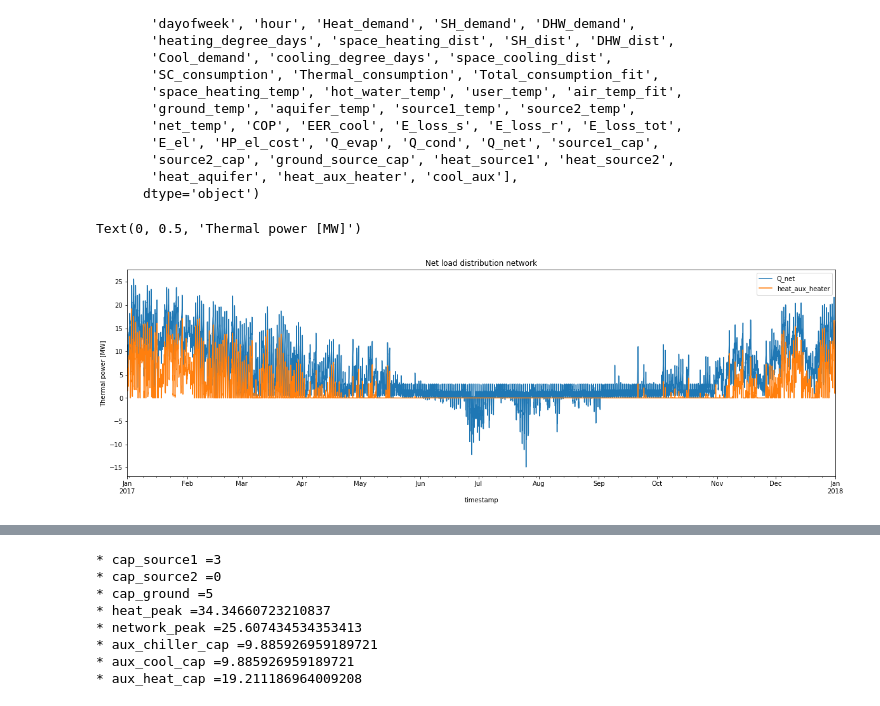
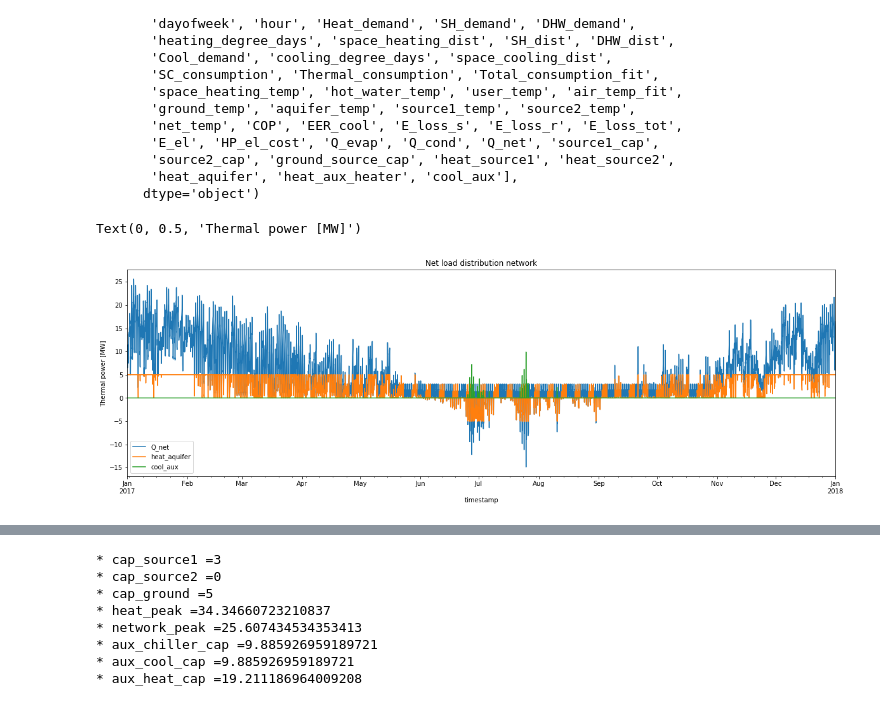
Before and after one commit to fernandobperezm/data-and-results-visualization, a Jupyter notebook: Data Processing.ipynb, the cells around one changed output, grey strips where cells are left out. Saved outputs shown, nothing was run; the diff lists cells and outputs as text; code cells hidden in the pictures.

```diff
--- a/Data Processing.ipynb
+++ b/Data Processing.ipynb
@@ -931,11 +933,11 @@ Index(['hourofyear', 'air_temp', 'city_key', 'climate', 'DHW_cons', 'SH_cons',
 # %%
 ax=dataset.Q_net.plot(figsize=(20,6), title=('Net load distribution network'), legend=True)
 #dataset.heat_source1.plot(figsize=(20,6), legend=True)
 #dataset.heat_source2.plot(figsize=(20,6), legend=True)
-#dataset.heat_aquifer.plot(figsize=(20,6), legend=True)
-dataset.heat_aux_heater.plot(figsize=(20,6), legend=True)
-#dataset.cool_aux.plot(figsize=(20,6), legend=True)
+dataset.heat_aquifer.plot(figsize=(20,6), legend=True)
+#dataset.heat_aux_heater.plot(figsize=(20,6), legend=True)
+dataset.cool_aux.plot(figsize=(20,6), legend=True)
 ax.set_ylabel('Thermal power [MW]')
 # %% [output]
 Text(0, 0.5, 'Thermal power [MW]')
-[figure, old version]
+[figure, new version]
```
Also changed, not shown: parts of 11 cells of this notebook, 4 other files.
